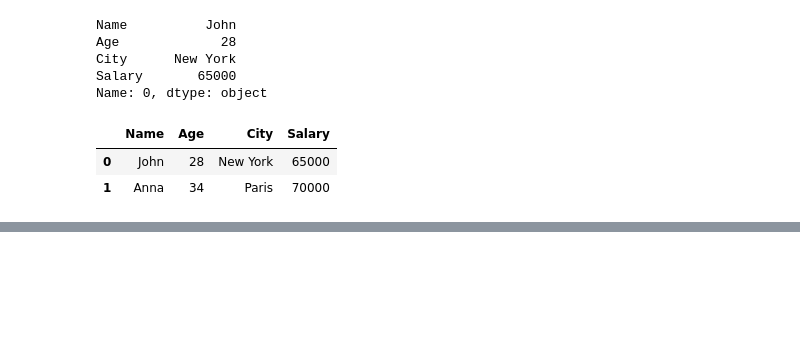
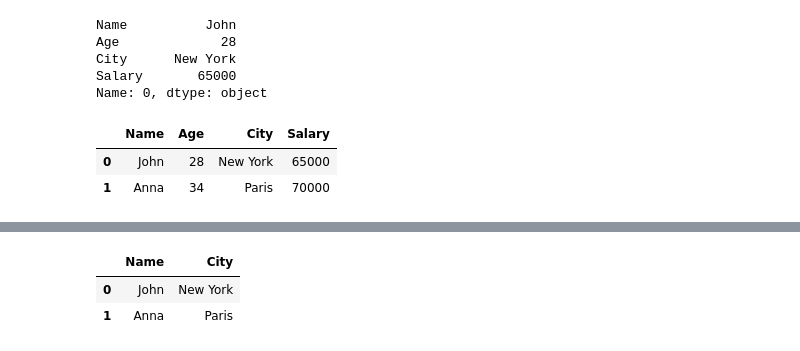
Before and after one commit to VisheshKamble/ML-Learnings, a Jupyter notebook: Pandas/pandas_dataframe.ipynb, the cells around one changed output, grey strips where cells are left out. Saved outputs shown, nothing was run; the diff lists cells and outputs as text; code cells hidden in the pictures; blank space fills up the shorter version.

```diff
--- a/Pandas/pandas_dataframe.ipynb
+++ b/Pandas/pandas_dataframe.ipynb
@@ -150,0 +161,6 @@ df.loc[[0,1]]
+# %%
+df.loc[[0,1]][['Name', 'City']]
+# %% [output]
+|  | Name | City |
+| 0 | John | New York |
+| 1 | Anna | Paris |
```
Also changed, not shown: parts of 6 cells of this notebook.
